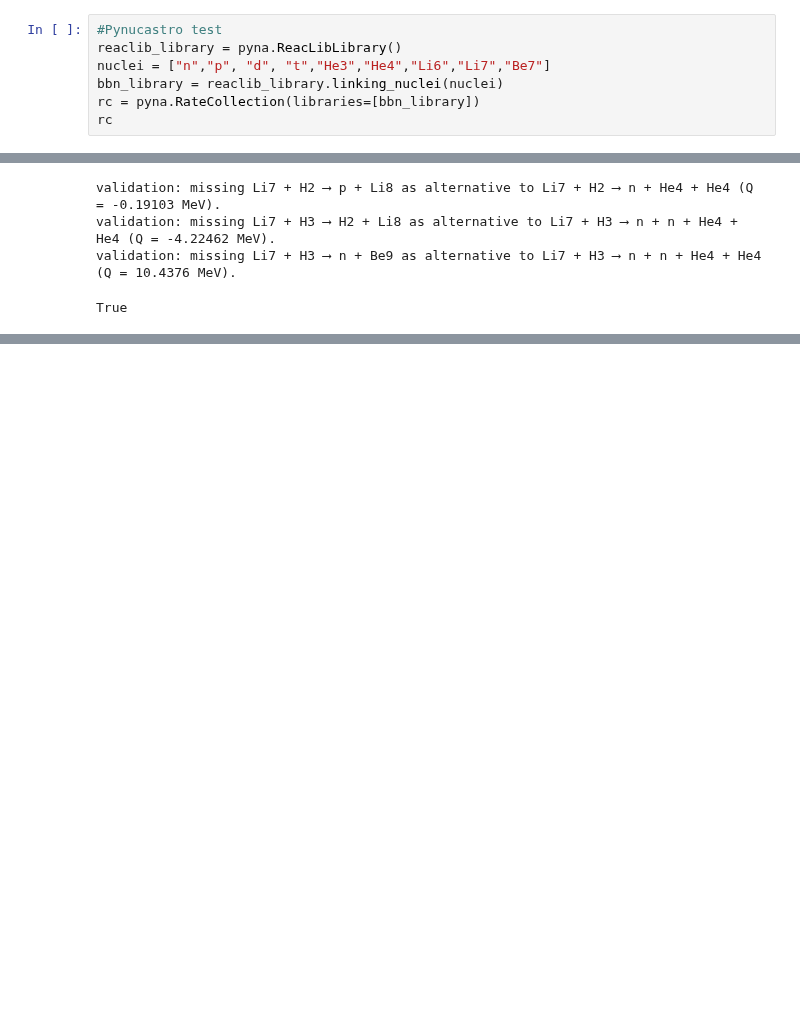
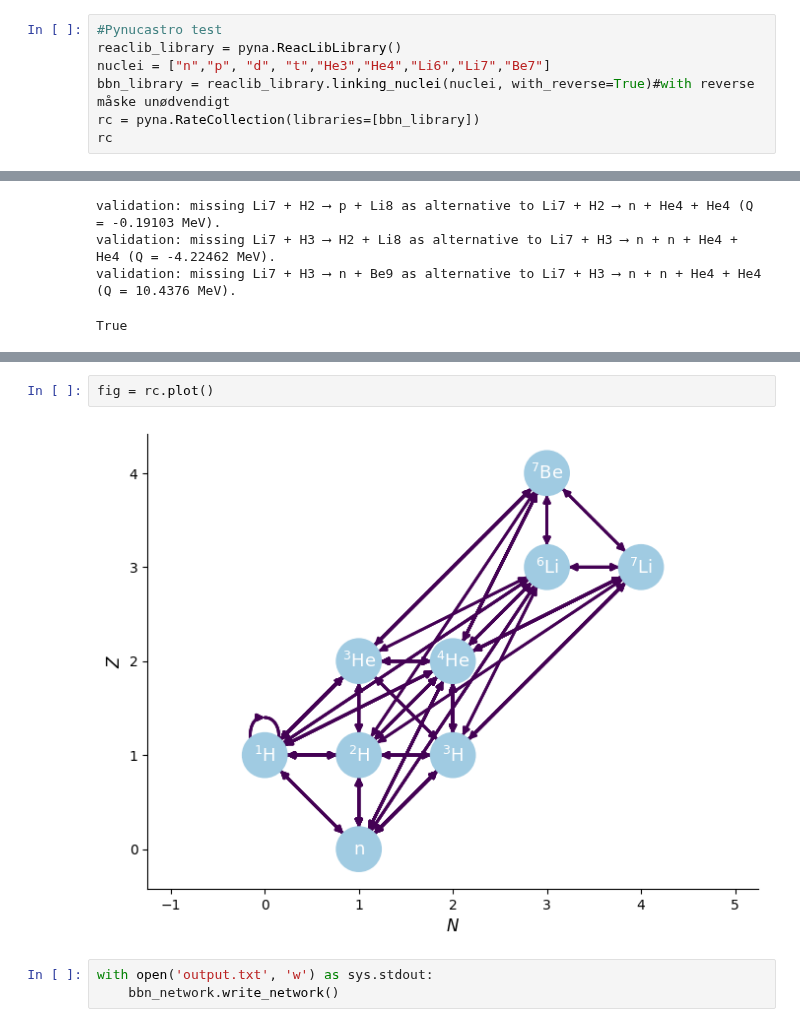
Before and after one commit to hansbdein/Speciale, a Jupyter notebook: vigtigere_2.ipynb, the cells around one changed output, grey strips where cells are left out. Cells and saved outputs as stored; diff of their text form; blank space fills up the shorter version.

```diff
--- a/vigtigere_2.ipynb
+++ b/vigtigere_2.ipynb
@@ -716,7 +717,7 @@ import pynucastro as pyna
 #Pynucastro test
 reaclib_library = pyna.ReacLibLibrary()
 nuclei = ["n","p", "d", "t","He3","He4","Li6","Li7","Be7"]
-bbn_library = reaclib_library.linking_nuclei(nuclei)
+bbn_library = reaclib_library.linking_nuclei(nuclei, with_reverse=True)#with reverse måske unødvendigt
 rc = pyna.RateCollection(libraries=[bbn_library])
 rc
 # %% [output]
@@ -751,0 +748,7 @@ rc.plot(curved_edges=True)
+# %%
+fig = rc.plot()
+# %% [output]
+[figure, added]
+# %%
+with open('output.txt', 'w') as sys.stdout:
+    bbn_network.write_network()
```
Also changed, not shown: parts of 5 cells of this notebook, 2 other files.
